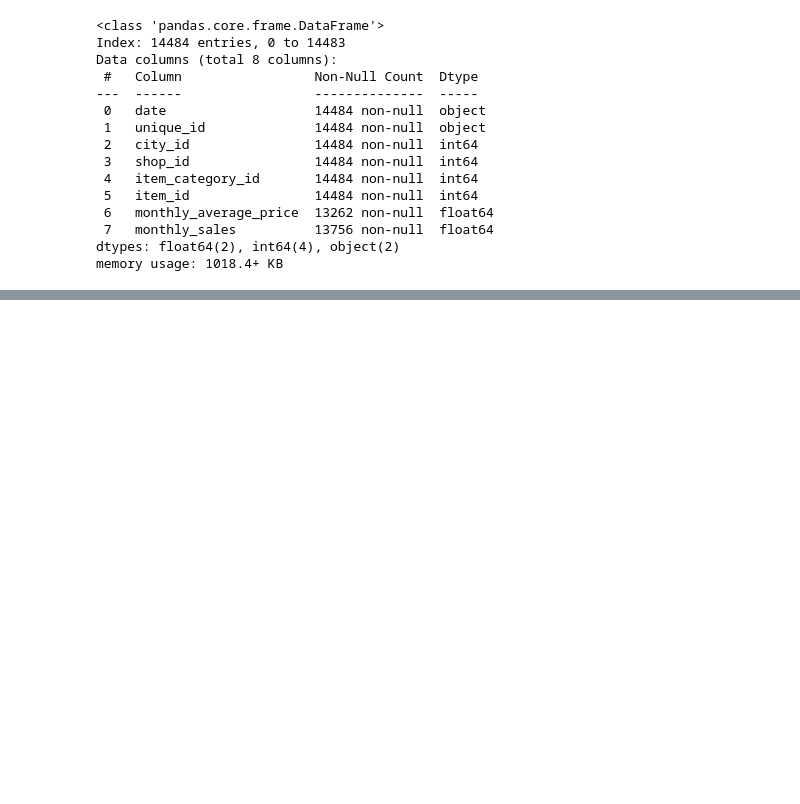
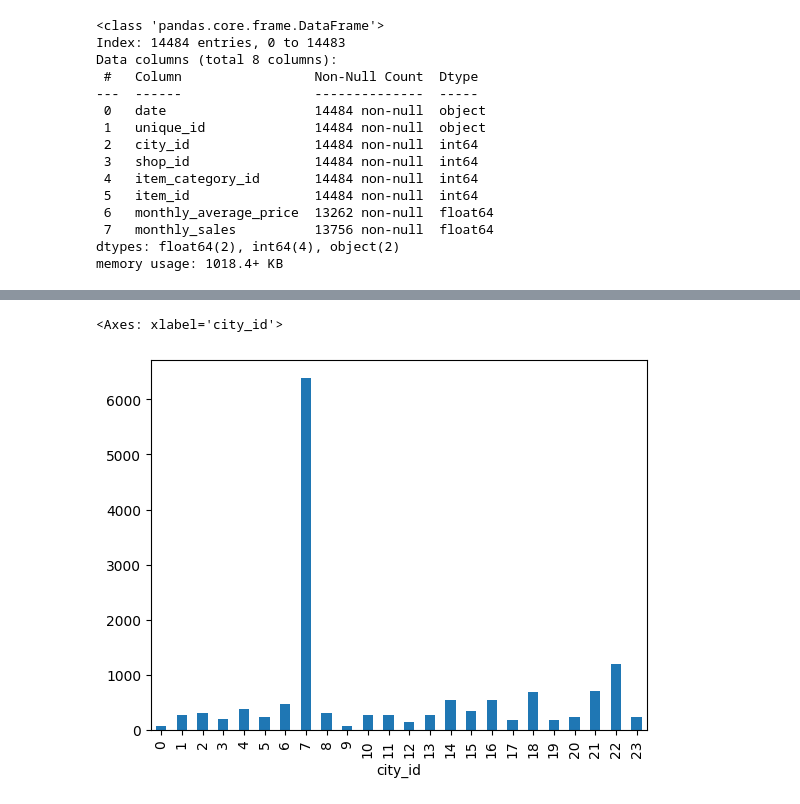
Before and after one commit to leoaguado/E3_Unsupervised_Machine_Learning, a Jupyter notebook: ML_time_series.ipynb, the cells around one changed output, grey strips where cells are left out. Cells and saved outputs as stored; diff of their text form; code cells hidden in the pictures; blank space fills up the shorter version.

```diff
--- a/ML_time_series.ipynb
+++ b/ML_time_series.ipynb
@@ -44,0 +199,5 @@ memory usage: 1018.4+ KB
+# %%
+df["city_id"].value_counts().sort_index().plot(kind = "bar")
+# %% [output]
+<Axes: xlabel='city_id'>
+[figure, added]
```
Also changed, not shown: parts of 45 cells of this notebook.
